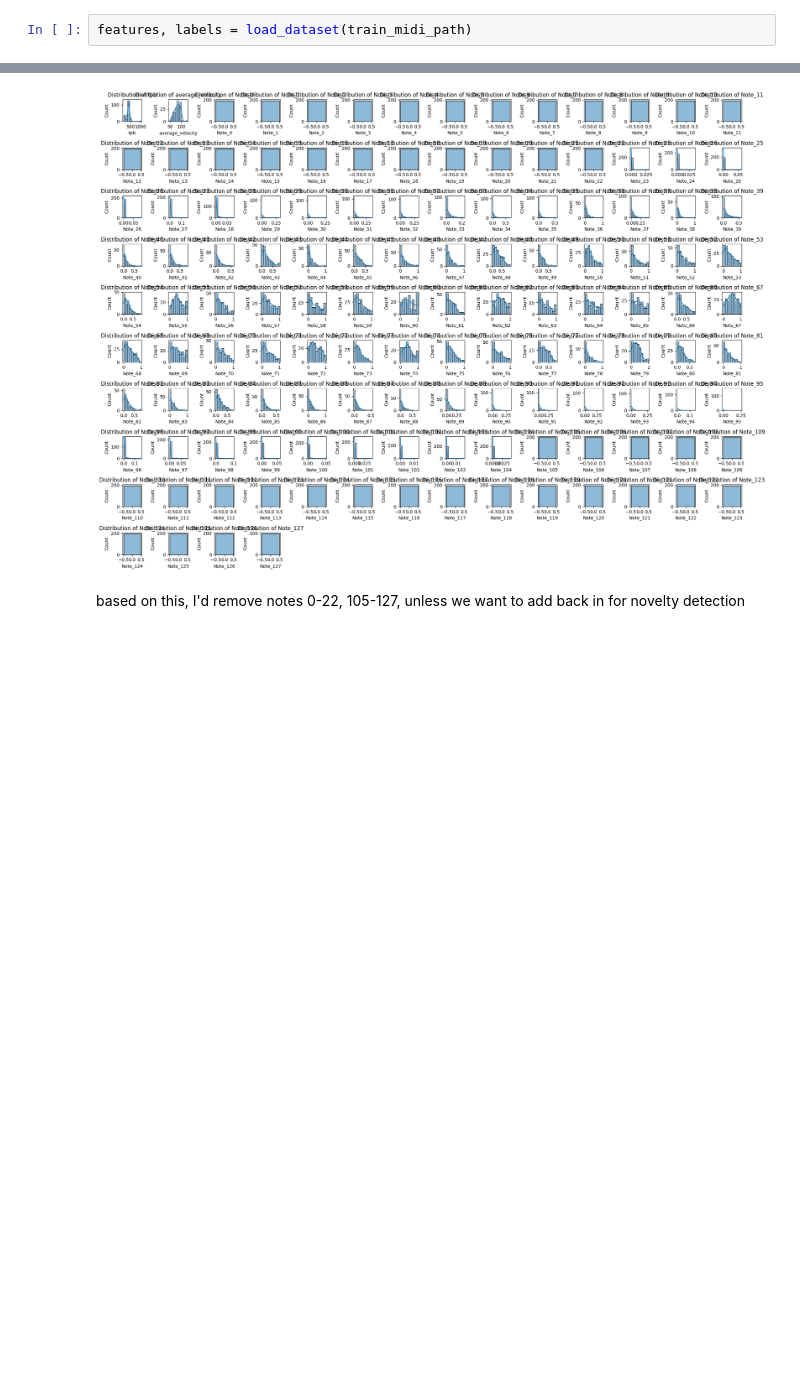
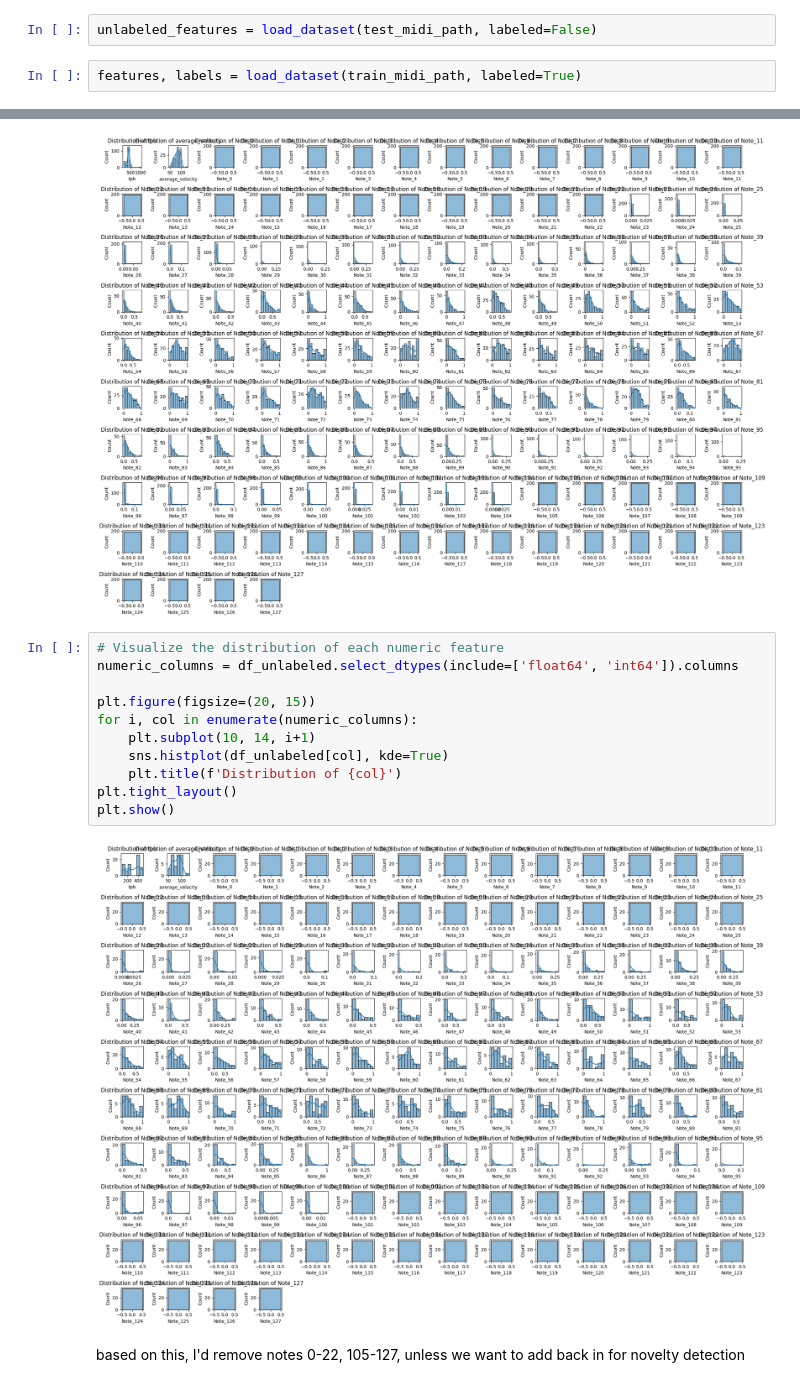
Before and after one commit to dBartMasters/sfl-challenge, a Jupyter notebook: explore_nb_mido.ipynb, the cells around one changed output, grey strips where cells are left out. Drawn from its saved outputs; the diff is of its cells as text; blank space fills up the shorter version.

```diff
--- a/explore_nb_mido.ipynb
+++ b/explore_nb_mido.ipynb
@@ -83,5 +100,7 @@ def load_dataset(directory):
+# %%
+unlabeled_features = load_dataset(test_midi_path, labeled=False)
 # %%
-features, labels = load_dataset(train_midi_path)
+features, labels = load_dataset(train_midi_path, labeled=True)
 # %% [markdown]
 ## EDA
 # %%
@@ -166,5 +197,18 @@ plt.tight_layout()
 plt.show()
 # %% [output]
 [figure]
+# %%
+# Visualize the distribution of each numeric feature
+numeric_columns = df_unlabeled.select_dtypes(include=['float64', 'int64']).columns
+
+plt.figure(figsize=(20, 15))
+for i, col in enumerate(numeric_columns):
+    plt.subplot(10, 14, i+1)
+    sns.histplot(df_unlabeled[col], kde=True)
+    plt.title(f'Distribution of {col}')
+plt.tight_layout()
+plt.show()
+# %% [output]
+[figure, added]
 # %% [markdown]
 based on this, I'd remove notes 0-22, 105-127, unless we want to add back in for novelty detection
```
Also changed, not shown: parts of 33 cells of this notebook.
